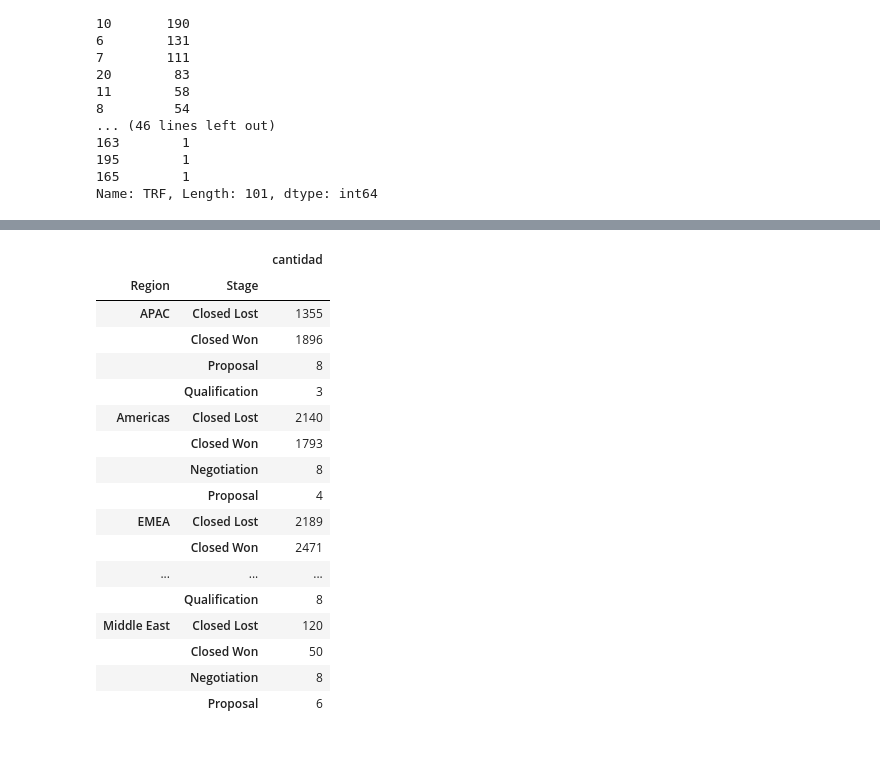
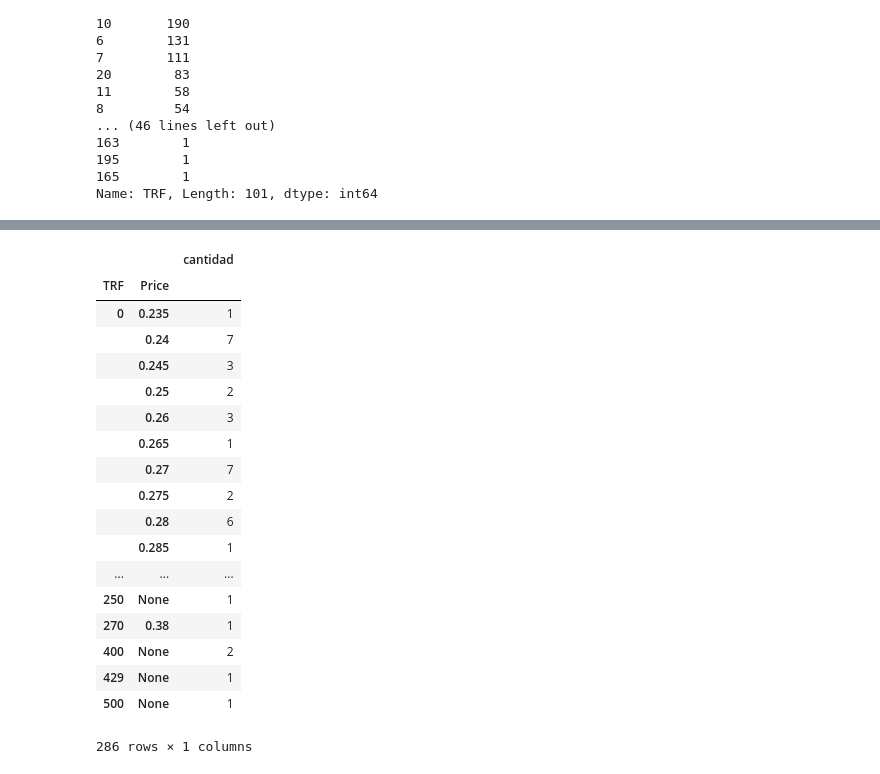
Before and after one commit to AlejandroBalladares/TP1---Organizaci-n-de-datos, a Jupyter notebook: data/TP1.ipynb, the cells around one changed output, grey strips where cells are left out. Drawn from its saved outputs; the diff is of its cells as text; code cells hidden in the pictures.

```diff
--- a/data/TP1.ipynb
+++ b/data/TP1.ipynb
@@ -411,25 +561,24 @@ Name: Stage, dtype: int64
 # %%
-#aux = df.groupby('Region')['Stage']
-
-aux = df.groupby(['Region','Stage']).agg({'Stage': 'count'})
+aux = df.groupby(['TRF','Price']).agg({'Stage': 'count'})
 aux.columns = ['cantidad']
 aux
 # %% [output]
 |  |  | cantidad |
-| Region | Stage |  |
-| APAC | Closed Lost | 1355 |
-|  | Closed Won | 1896 |
-|  | Proposal | 8 |
-|  | Qualification | 3 |
-| Americas | Closed Lost | 2140 |
-|  | Closed Won | 1793 |
-|  | Negotiation | 8 |
-|  | Proposal | 4 |
-| EMEA | Closed Lost | 2189 |
-|  | Closed Won | 2471 |
+| TRF | Price |  |
+| 0 | 0.235 | 1 |
+|  | 0.24 | 7 |
+|  | 0.245 | 3 |
+|  | 0.25 | 2 |
+|  | 0.26 | 3 |
+|  | 0.265 | 1 |
+|  | 0.27 | 7 |
+|  | 0.275 | 2 |
+|  | 0.28 | 6 |
+|  | 0.285 | 1 |
 | ... | ... | ... |
-|  | Qualification | 8 |
-| Middle East | Closed Lost | 120 |
-|  | Closed Won | 50 |
-|  | Negotiation | 8 |
-|  | Proposal | 6 |
+| 250 | None | 1 |
+| 270 | 0.38 | 1 |
+| 400 | None | 2 |
+| 429 | None | 1 |
+| 500 | None | 1 |
+286 rows × 1 columns
```
Also changed, not shown: parts of 27 cells of this notebook.
